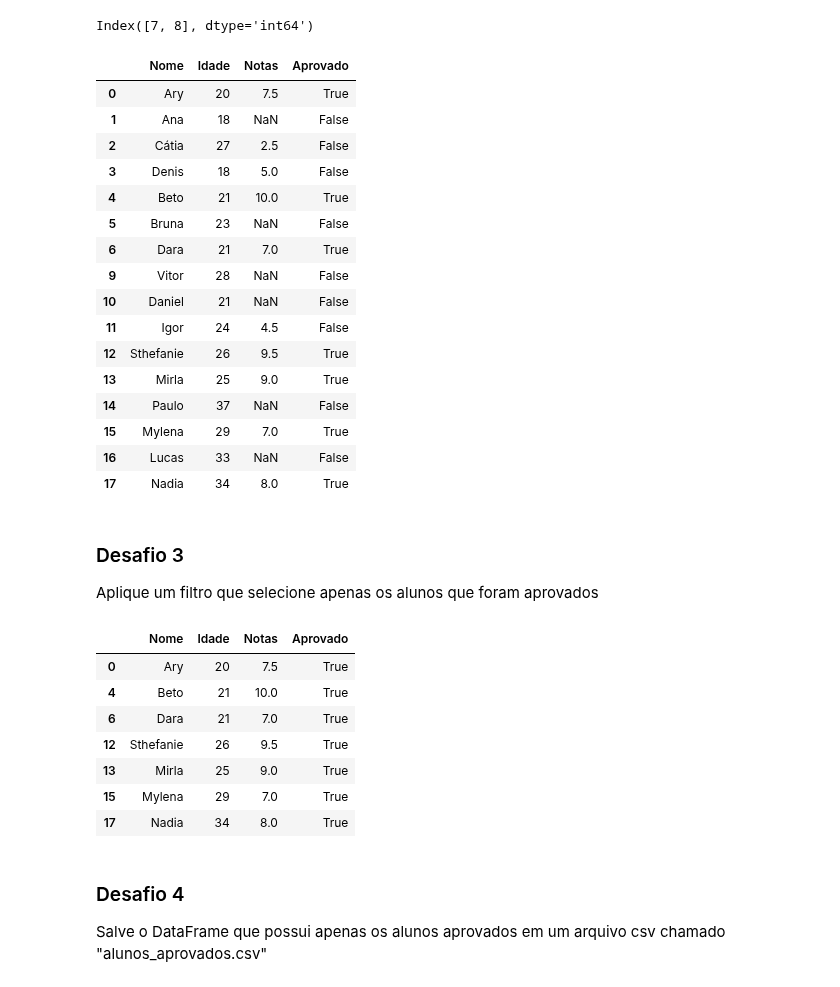
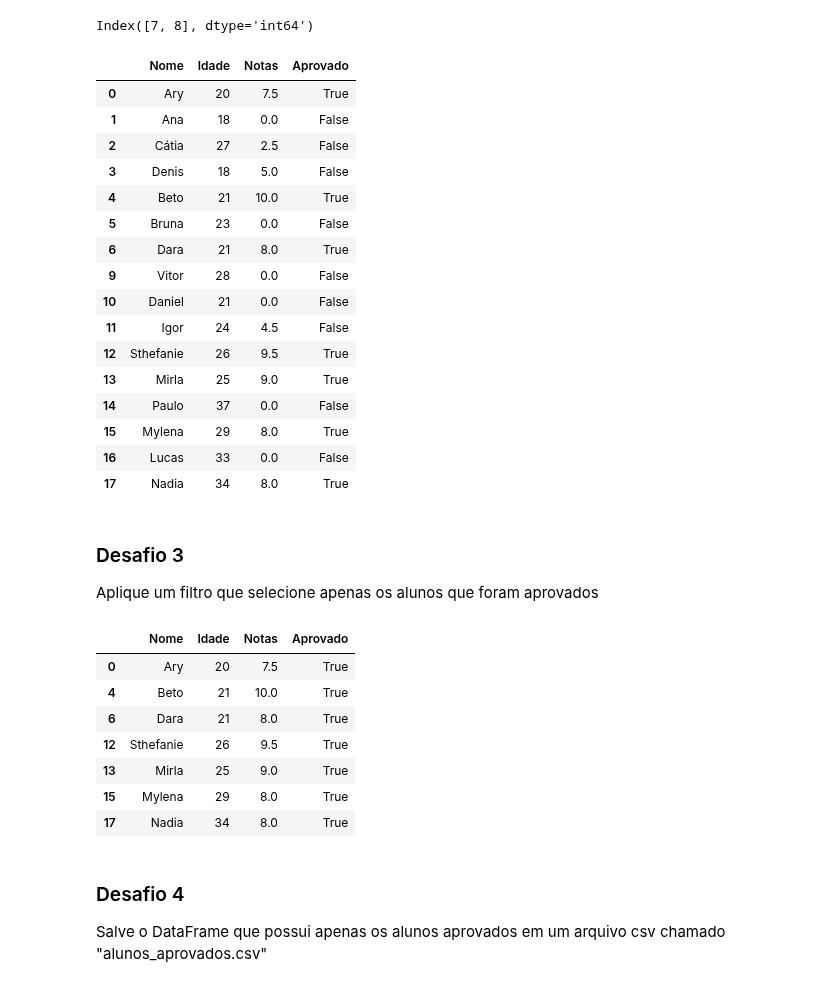
Before and after one commit to orlandojsjunior/Python_para_Data_Science-pandas_conhecendo_a_biblioteca, a Jupyter notebook: desafios.ipynb, the cells around one changed output. Saved outputs shown, nothing was run; the diff lists cells and outputs as text; code cells hidden in the pictures.

```diff
--- a/desafios.ipynb
+++ b/desafios.ipynb
@@ -293,7 +293,8 @@ Notas       6
 Aprovado    0
 dtype: int64
 # %%
-dados.fillna(0)
+dados = dados.fillna(0)
+dados
 # %% [output]
 |  | Nome | Idade | Notas | Aprovado |
 | 0 | Ary | 20 | 7.5 | True |
@@ -328,36 +331,38 @@ dados
 # %% [output]
 |  | Nome | Idade | Notas | Aprovado |
 | 0 | Ary | 20 | 7.5 | True |
-| 1 | Ana | 18 | NaN | False |
+| 1 | Ana | 18 | 0.0 | False |
 | 2 | Cátia | 27 | 2.5 | False |
 | 3 | Denis | 18 | 5.0 | False |
 | 4 | Beto | 21 | 10.0 | True |
-| 5 | Bruna | 23 | NaN | False |
-| 6 | Dara | 21 | 7.0 | True |
-| 9 | Vitor | 28 | NaN | False |
-| 10 | Daniel | 21 | NaN | False |
+| 5 | Bruna | 23 | 0.0 | False |
+| 6 | Dara | 21 | 8.0 | True |
+| 9 | Vitor | 28 | 0.0 | False |
+| 10 | Daniel | 21 | 0.0 | False |
 | 11 | Igor | 24 | 4.5 | False |
 | 12 | Sthefanie | 26 | 9.5 | True |
 | 13 | Mirla | 25 | 9.0 | True |
-| 14 | Paulo | 37 | NaN | False |
-| 15 | Mylena | 29 | 7.0 | True |
-| 16 | Lucas | 33 | NaN | False |
+| 14 | Paulo | 37 | 0.0 | False |
+| 15 | Mylena | 29 | 8.0 | True |
+| 16 | Lucas | 33 | 0.0 | False |
 | 17 | Nadia | 34 | 8.0 | True |
 # %% [markdown]
 ### Desafio 3
 Aplique um filtro que selecione apenas os alunos que foram aprovados
 # %%
 aprovados = dados['Aprovado']==True
+# %%
+selecao = dados['Aprovado'] == True
 # %%
-dados[aprovados]
+dados[selecao]
 # %% [output]
 |  | Nome | Idade | Notas | Aprovado |
 | 0 | Ary | 20 | 7.5 | True |
 | 4 | Beto | 21 | 10.0 | True |
-| 6 | Dara | 21 | 7.0 | True |
+| 6 | Dara | 21 | 8.0 | True |
 | 12 | Sthefanie | 26 | 9.5 | True |
 | 13 | Mirla | 25 | 9.0 | True |
-| 15 | Mylena | 29 | 7.0 | True |
+| 15 | Mylena | 29 | 8.0 | True |
 | 17 | Nadia | 34 | 8.0 | True |
 # %% [markdown]
 ### Desafio 4
```
Also changed, not shown: parts of 11 cells of this notebook, 1 other file.
